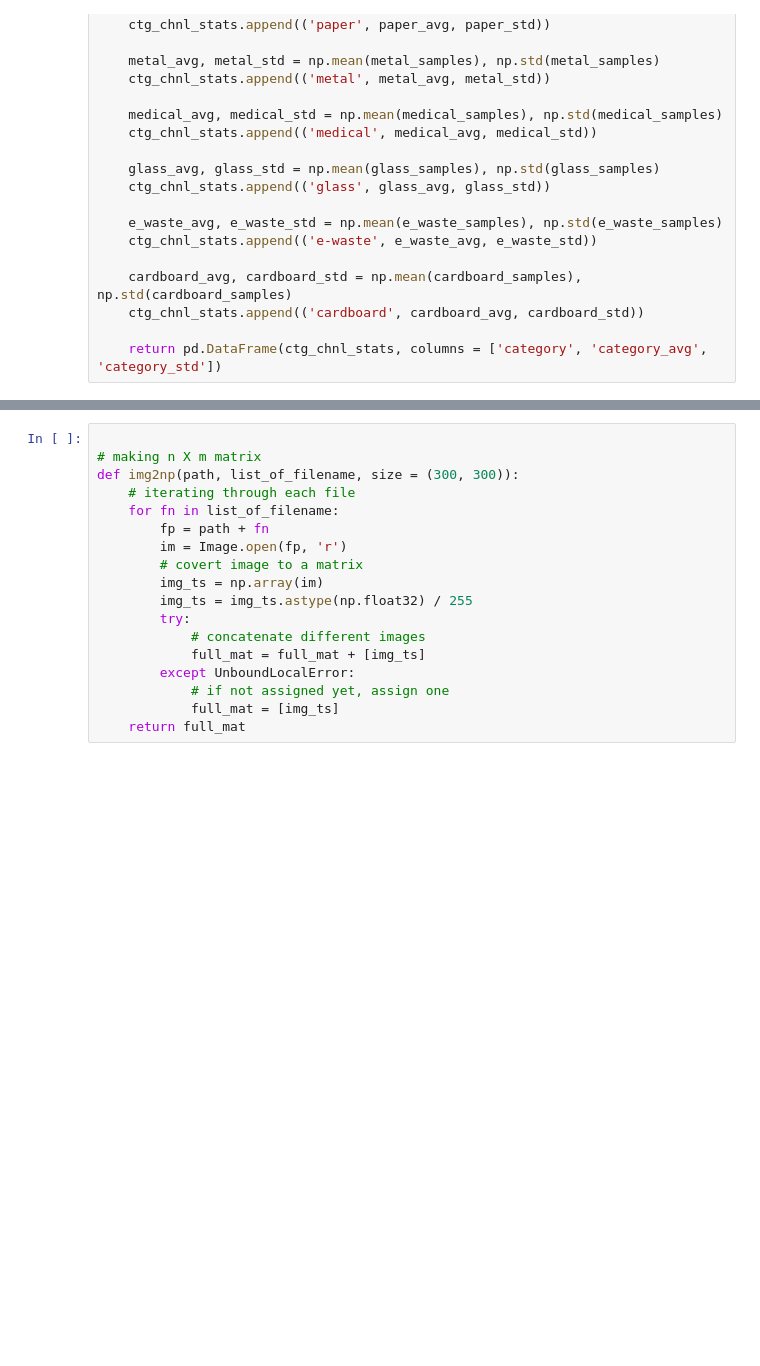
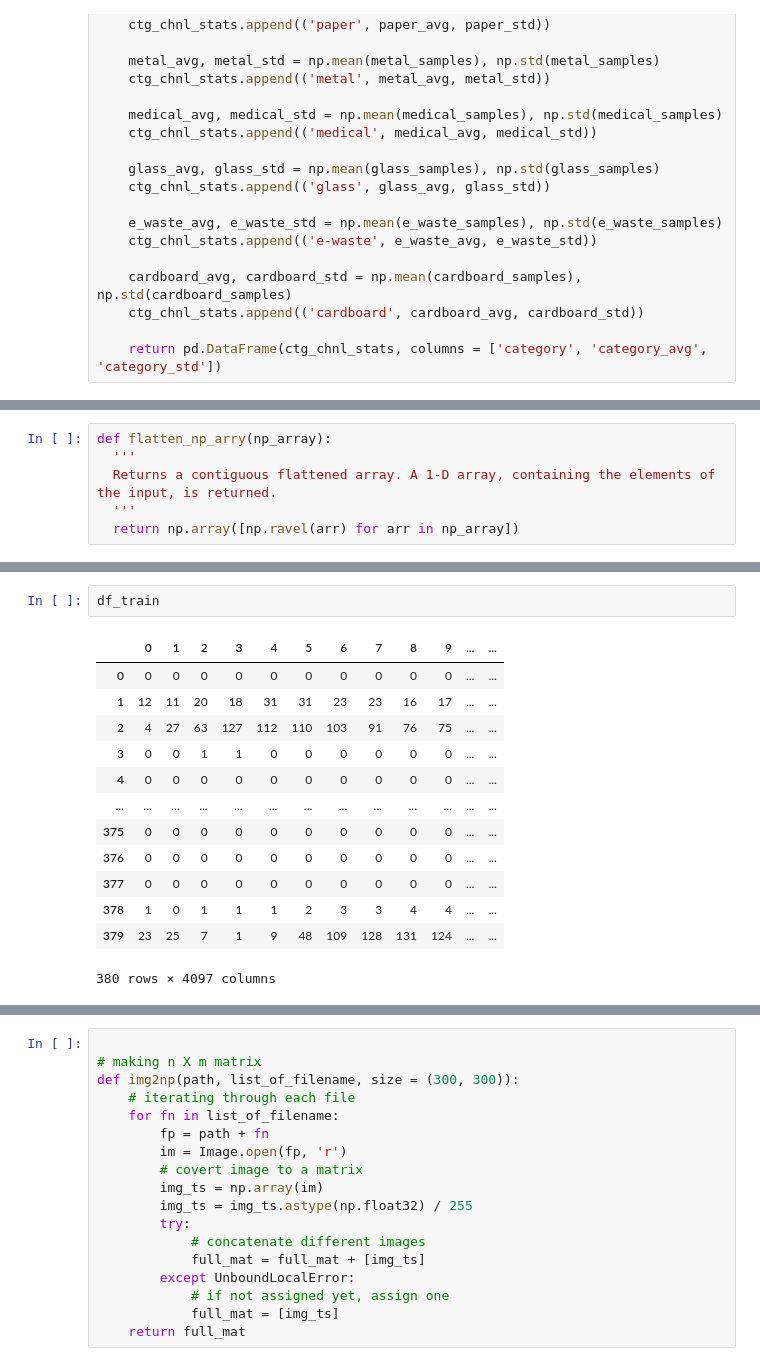
Before and after one commit to heesukjang/W210-Capstone---Waste-Sorting, a Jupyter notebook: WasteSorting_FeatureExtraction_CNN_Heesuk.ipynb, the cells around one changed output, grey strips where cells are left out. Drawn from its saved outputs; the diff is of its cells as text; blank space fills up the shorter version.

```diff
--- a/WasteSorting_FeatureExtraction_CNN_Heesuk.ipynb
+++ b/WasteSorting_FeatureExtraction_CNN_Heesuk.ipynb
@@ -679,0 +875,6 @@ show_all_average_images(plastic_data,
+# %%
+def flatten_np_arry(np_array):
+  '''
+  Returns a contiguous flattened array. A 1-D array, containing the elements of the input, is returned.
+  '''
+  return np.array([np.ravel(arr) for arr in np_array])
@@ -679,0 +953,16 @@ show_all_average_images(plastic_data,
+# %%
+df_train
+# %% [output]
+|  | 0 | 1 | 2 | 3 | 4 | 5 | 6 | 7 | 8 | 9 | ... | ... |
+| 0 | 0 | 0 | 0 | 0 | 0 | 0 | 0 | 0 | 0 | 0 | ... | ... |
+| 1 | 12 | 11 | 20 | 18 | 31 | 31 | 23 | 23 | 16 | 17 | ... | ... |
+| 2 | 4 | 27 | 63 | 127 | 112 | 110 | 103 | 91 | 76 | 75 | ... | ... |
+| 3 | 0 | 0 | 1 | 1 | 0 | 0 | 0 | 0 | 0 | 0 | ... | ... |
+| 4 | 0 | 0 | 0 | 0 | 0 | 0 | 0 | 0 | 0 | 0 | ... | ... |
+| ... | ... | ... | ... | ... | ... | ... | ... | ... | ... | ... | ... | ... |
+| 375 | 0 | 0 | 0 | 0 | 0 | 0 | 0 | 0 | 0 | 0 | ... | ... |
+| 376 | 0 | 0 | 0 | 0 | 0 | 0 | 0 | 0 | 0 | 0 | ... | ... |
+| 377 | 0 | 0 | 0 | 0 | 0 | 0 | 0 | 0 | 0 | 0 | ... | ... |
+| 378 | 1 | 0 | 1 | 1 | 1 | 2 | 3 | 3 | 4 | 4 | ... | ... |
+| 379 | 23 | 25 | 7 | 1 | 9 | 48 | 109 | 128 | 131 | 124 | ... | ... |
+380 rows × 4097 columns
```
Also changed, not shown: parts of 28 cells of this notebook.
